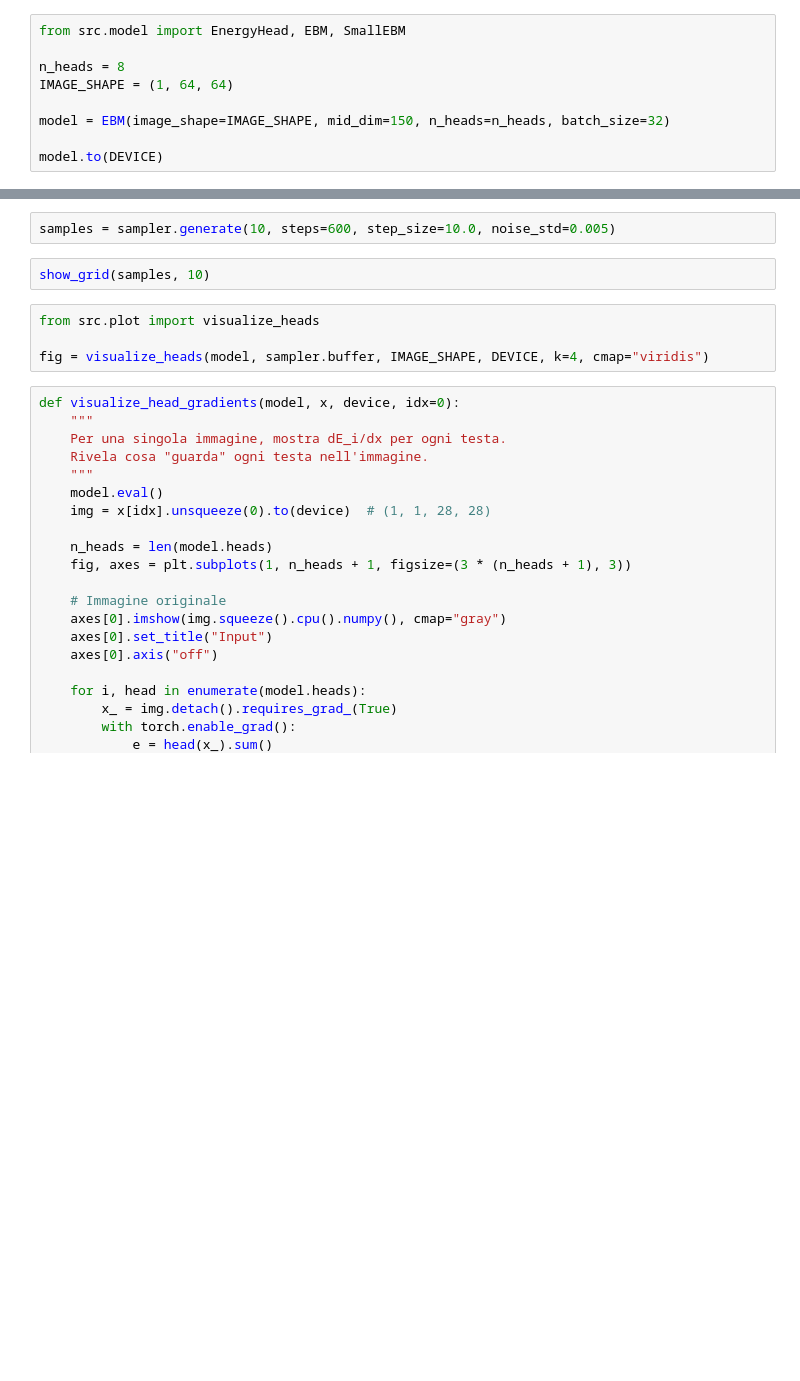
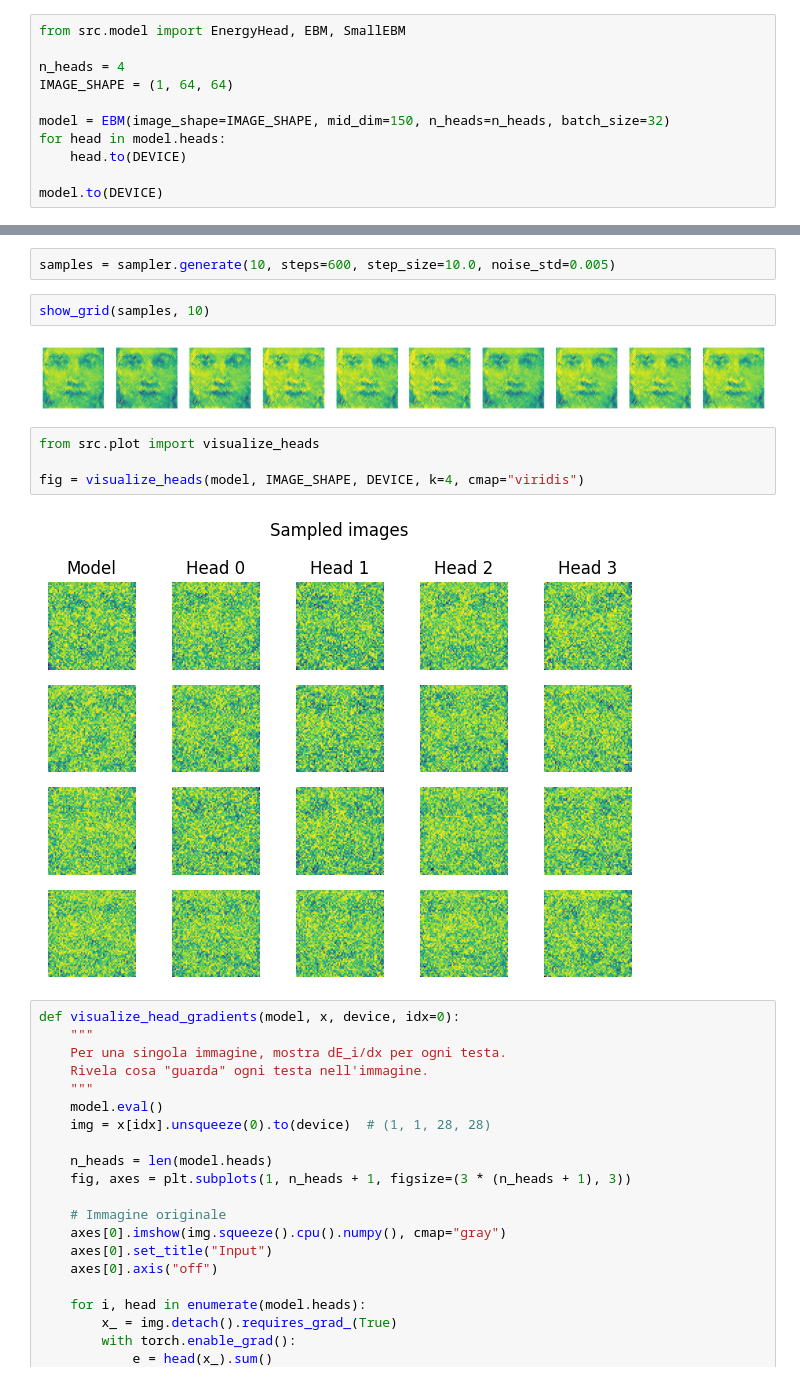
Before and after one commit to marco-cartago/EbmFcT, a Jupyter notebook: test_total_correlation.ipynb, the cells around one changed output, grey strips where cells are left out. Cells and saved outputs as stored; diff of their text form; blank space fills up the shorter version.

```diff
--- a/test_total_correlation.ipynb
+++ b/test_total_correlation.ipynb
@@ -31,10 +34,12 @@ shape: torch.Size([4, 1, 64, 64])
 # %%
 from src.model import EnergyHead, EBM, SmallEBM
 
-n_heads = 8
+n_heads = 4
 IMAGE_SHAPE = (1, 64, 64)
 
 model = EBM(image_shape=IMAGE_SHAPE, mid_dim=150, n_heads=n_heads, batch_size=32)
+for head in model.heads:
+    head.to(DEVICE)
 
 model.to(DEVICE)
 # %% [output]
@@ -98,10 +150,14 @@ diagnose(model, sampler, IMAGE_SHAPE, train_loader, test_loader, device=DEVICE,
 samples = sampler.generate(10, steps=600, step_size=10.0, noise_std=0.005)
 # %%
 show_grid(samples, 10)
+# %% [output]
+[figure, added]
 # %%
 from src.plot import visualize_heads
 
-fig = visualize_heads(model, sampler.buffer, IMAGE_SHAPE, DEVICE, k=4, cmap="viridis")
+fig = visualize_heads(model, IMAGE_SHAPE, DEVICE, k=4, cmap="viridis")
+# %% [output]
+[figure, added]
 # %%
 def visualize_head_gradients(model, x, device, idx=0):
     """
```
Also changed, not shown: parts of 6 cells of this notebook, 1 other file.
